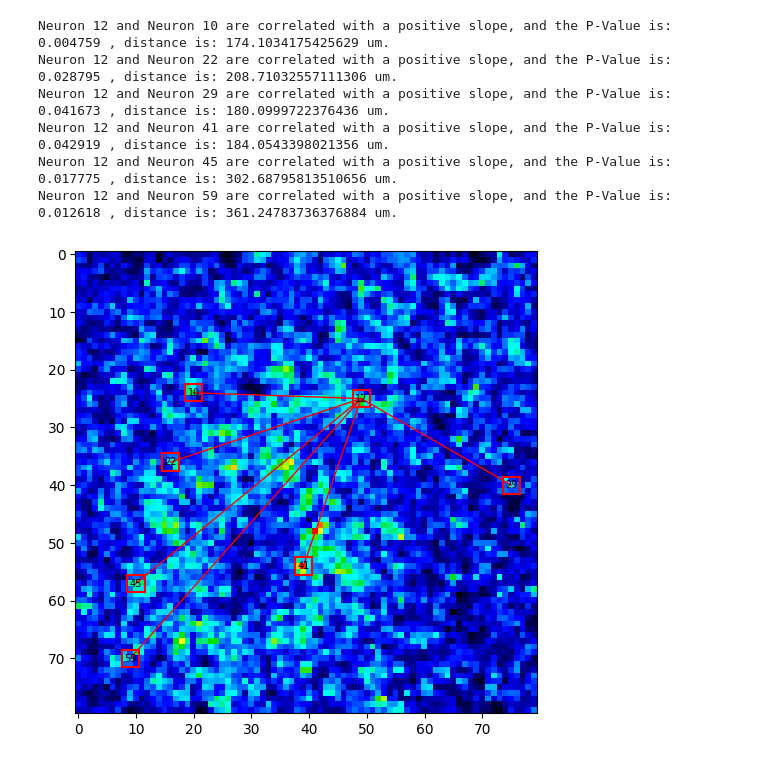
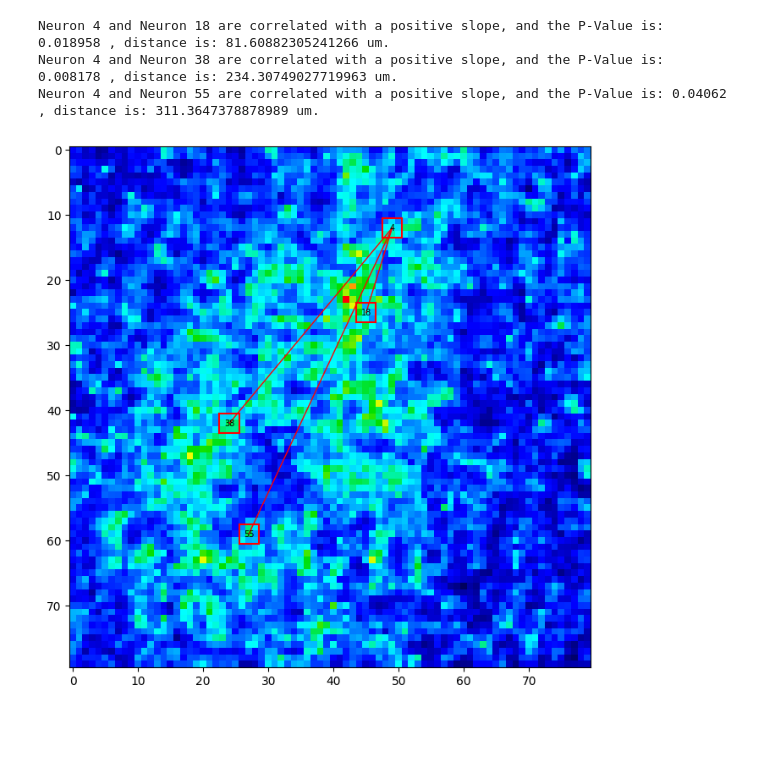
Before and after one commit to TianchengXu0420/ZDA_Adventure, a Jupyter notebook: 3x3Area.ipynb, the cells around one changed output. Cells and saved outputs as stored; diff of their text form; code cells hidden in the pictures; blank space fills up the shorter version.

```diff
--- a/3x3Area.ipynb
+++ b/3x3Area.ipynb
@@ -146,16 +128,16 @@ def optimize_map(traces, roi_shapes):
 # %%
 rois, snrs = optimize_map(Data_ave, roi_shapes)
 # %%
-candidates = np.zeros((6400, 3))
-count = 0
+candidates = []
 
 for i in range(80):
     for j in range(80):
-        candidates[count] = np.array([int(i), int(j), snrs[i][j]])
-        count = count + 1
+        candidates.append([int(i), int(j), snrs[i][j], rois[i][j]])
 
-cutoff = np.percentile(candidates[:,2], 95)
-candidates = candidates[candidates[:,2] >= cutoff]
+third_values = [x[2] for x in candidates]
+cutoff = np.percentile(third_values, 95)
+
+candidates = [x for x in candidates if x[2] >= cutoff]
 # %%
 # Select those 3x3 areas without overlapping.
 def select_non_overlapping(candidates, snr_map):
@@ -164,7 +146,7 @@ def select_non_overlapping(candidates, snr_map):
     selected = []
     occupied = np.zeros_like(snr_map, dtype=bool)
 
-    for r, c, snr_value in candidates:
+    for r, c, snr_value, comb in candidates:
         r = int(r)
         c = int(c)
         if not np.any(occupied[r-1:r+2, c-1:c+2]):
@@ -187,8 +169,8 @@ color = 'red'
 index = np.where(identified_map == 1)
 index = np.transpose(index, (1, 0))
 
-fig, ax = plt.subplots(figsize=(6,6))
-ax.imshow(snr_map / np.max(snr_map), cmap=Maps.colorbar())
+fig, ax = plt.subplots(figsize=(8,8))
+ax.imshow(snr_map / np.max(snr_map), vmin=0, vmax=1, cmap=Maps.colorbar())
 
 for i, coor in enumerate(index):
 
@@ -221,8 +203,8 @@ latency = np.zeros((num, trial))
 connection = np.zeros(num, dtype=int)
 count = 0
 
-fig, ax = plt.subplots(figsize=(6,6))
-ax.imshow(snr_map / np.max(snr_map), cmap=Maps.colorbar())
+fig, ax = plt.subplots(figsize=(8,8))
+ax.imshow(snr_map / np.max(snr_map), vmin=0, vmax=1, cmap=Maps.colorbar())
 
 for i, coor in enumerate(index):
 
@@ -293,8 +275,8 @@ Totally 2278 pairs.
 # %%
-neuro_label = 12
+neuro_label = 4
 
-fig, ax = plt.subplots(figsize=(6,6))
-ax.imshow(snr_map / np.max(snr_map), cmap=Maps.colorbar())
+fig, ax = plt.subplots(figsize=(8,8))
+ax.imshow(snr_map / np.max(snr_map), vmin=0, vmax=1, cmap=Maps.colorbar())
 top = index[neuro_label-1][1] - 1.5
 bottom = index[neuro_label-1][1] + 1.5
 left = index[neuro_label-1][0] - 1.5
@@ -308,39 +290,36 @@ ax.annotate(str(neuro_label), xy=(index[neuro_label-1][1], index[neuro_label-1][
 
 for i in range(num):
 
     if i == neuro_label - 1:
         continue
     else:
         dist = np.sqrt((index[i][0] - index[neuro_label-1][0])**2 + (index[i][1] - index[neuro_label-1][1])**2) * 6
         Slope, _, _, pValue, _ = linregress(latency[i], latency[neuro_label-1])
 
         if pValue <=0.05 and Slope > 0:
             count = count + 1
             print('Neuron', neuro_label, 'and Neuron', i+1, 'are correlated with a positive slope, and the P-Value is:', np.round(pValue, 6), ', distance is:', dist, 'um.')
             loc_1 = index[i]
             loc_2 = index[neuro_label-1]
 
             ax.plot([loc_1[1], loc_2[1]], [loc_1[0], loc_2[0]], color='red', linewidth=1)
 
             top = loc_1[1] - 1.5
             bottom = loc_1[1] + 1.5
             left = loc_1[0] - 1.5
             right = loc_1[0] + 1.5
 
             ax.plot([top, top], [left, right], color=color, linewidth=linewidth)
             ax.plot([bottom, bottom], [left, right], color=color, linewidth=linewidth)
             ax.plot([top, bottom], [left, left], color=color, linewidth=linewidth)
             ax.plot([top, bottom], [right, right], color=color, linewidth=linewidth)
             ax.annotate(str(i+1), xy=(loc_1[1], loc_1[0]), ha='center', va='center', fontsize=7, color='black')
 
 plt.show()
 # %% [output]
-Neuron 12 and Neuron 10 are correlated with a positive slope, and the P-Value is: 0.004759 , distance is: 174.1034175425629 um.
-Neuron 12 and Neuron 22 are correlated with a positive slope, and the P-Value is: 0.028795 , distance is: 208.71032557111306 um.
-Neuron 12 and Neuron 29 are correlated with a positive slope, and the P-Value is: 0.041673 , distance is: 180.0999722376436 um.
-Neuron 12 and Neuron 41 are correlated with a positive slope, and the P-Value is: 0.042919 , distance is: 184.0543398021356 um.
-Neuron 12 and Neuron 45 are correlated with a positive slope, and the P-Value is: 0.017775 , distance is: 302.68795813510656 um.
-Neuron 12 and Neuron 59 are correlated with a positive slope, and the P-Value is: 0.012618 , distance is: 361.24783736376884 um.
+Neuron 4 and Neuron 18 are correlated with a positive slope, and the P-Value is: 0.018958 , distance is: 81.60882305241266 um.
+Neuron 4 and Neuron 38 are correlated with a positive slope, and the P-Value is: 0.008178 , distance is: 234.30749027719963 um.
+Neuron 4 and Neuron 55 are correlated with a positive slope, and the P-Value is: 0.04062 , distance is: 311.3647378878989 um.
-[figure, old version]
+[figure, new version]
 # %%
 
```
Also changed, not shown: parts of 7 cells of this notebook.
